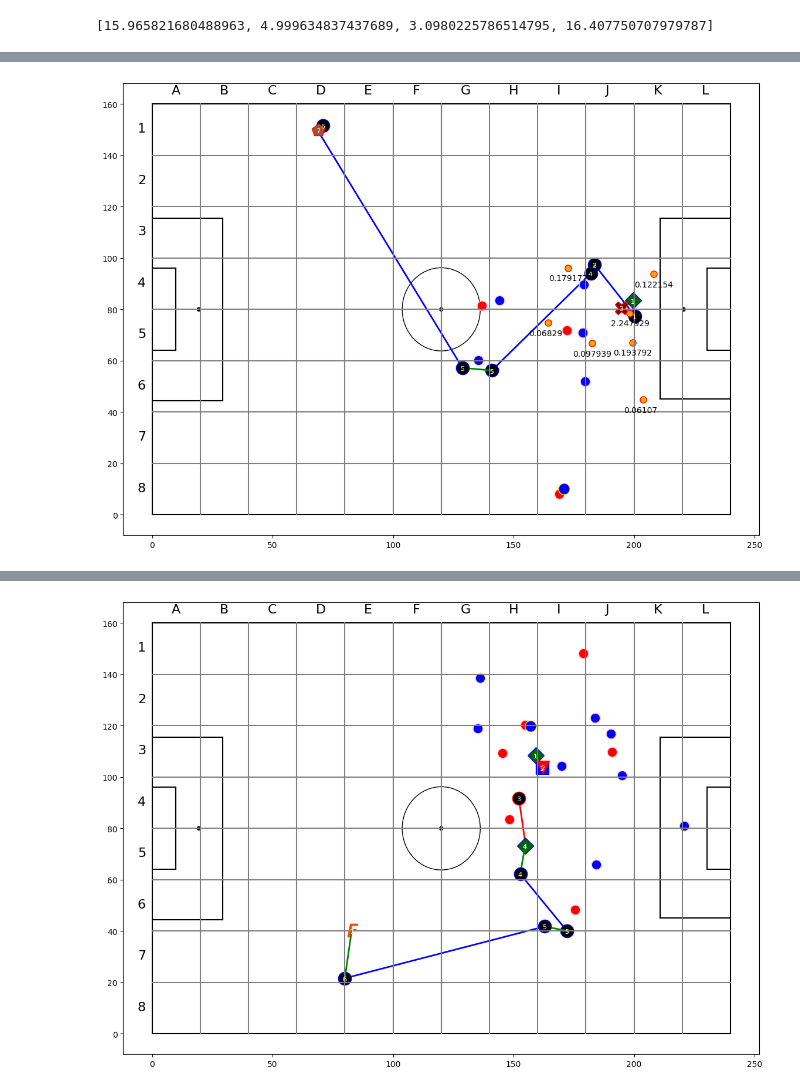
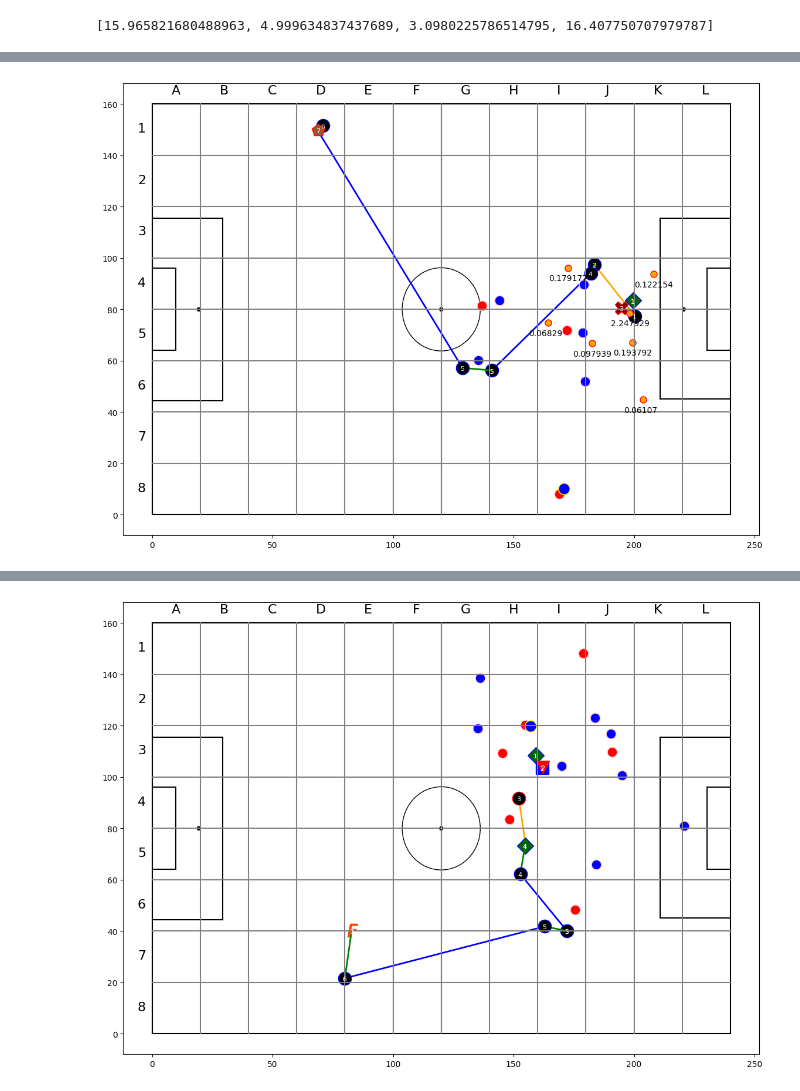
Before and after one commit to mattyl006/sport-data-science, a Jupyter notebook: find_fast_actions_lech-jagiellonia.ipynb, the cells around one changed output, grey strips where cells are left out. Cells and saved outputs as stored; diff of their text form; code cells hidden in the pictures.

```diff
--- a/find_fast_actions_lech-jagiellonia.ipynb
+++ b/find_fast_actions_lech-jagiellonia.ipynb
@@ -84,7 +84,7 @@ for i, seq, score in zip(range(len(fast_attact_lech_1)), fast_attact_lech_1, sco
     print(f'{home_team} - {away_team} ({match_date})')
     print(f'sequence {i}')
     print(score)
-    draw_events_sequence(seq, start_team, 12, 8, scale=2, scores=score[0], scores_locations=score[1])
+    draw_events_sequence(seq, start_team, 12, 8, scale=2, scores=score[0], scores_locations=score[1], counterattack_pass_id=score[2])
 # %% [output]
 Jagiellonia Białystok - Lech Poznan (2022-11-12)
 sequence 0
@@ -116,7 +122,7 @@ for i, seq, score in zip(range(len(fast_attact_jagiellonia_1)), fast_attact_jagi
     print(f'{home_team} - {away_team} ({match_date})')
     print(f'sequence {i}')
     print(score)
-    draw_events_sequence(seq, start_team, 12, 8, scale=2, scores=score[0], scores_locations=score[1])
+    draw_events_sequence(seq, start_team, 12, 8, scale=2, scores=score[0], scores_locations=score[1], counterattack_pass_id=score[2])
 # %% [output]
 []
 []
@@ -213,7 +231,7 @@ for i, seq, score in zip(range(len(fast_attact_lech_2)), fast_attact_lech_2, sco
     print(f'{home_team} - {away_team} ({match_date})')
     print('Lech Poznan fast sequences second half')
     print(f'sequence {i}')
-    draw_events_sequence(seq, start_team, 12, 8, scale=2, scores=score[0], scores_locations=score[1])
+    draw_events_sequence(seq, start_team, 12, 8, scale=2, scores=score[0], scores_locations=score[1], counterattack_pass_id=score[2])
 # %% [output]
 [16.374769915743396, 5.160179086012974, 8.186417848038879, 0.4448539985855103, 10.210482481456165, 5.581070046927793, 14.64346562673479]
 []
@@ -233,6 +251,6 @@ Team: Lech Poznan
 6: Michał Skóraś (Ball Receipt*) <00:10:08.945>
 7: Wojciech Łaski (Interception) <00:10:08.945>
-[figure, old version]
+[figure, new version]
 Jagiellonia Białystok - Lech Poznan (2022-11-12)
 Lech Poznan fast sequences second half
 sequence 1
```
Also changed, not shown: parts of 4 cells of this notebook, 2 other files.
